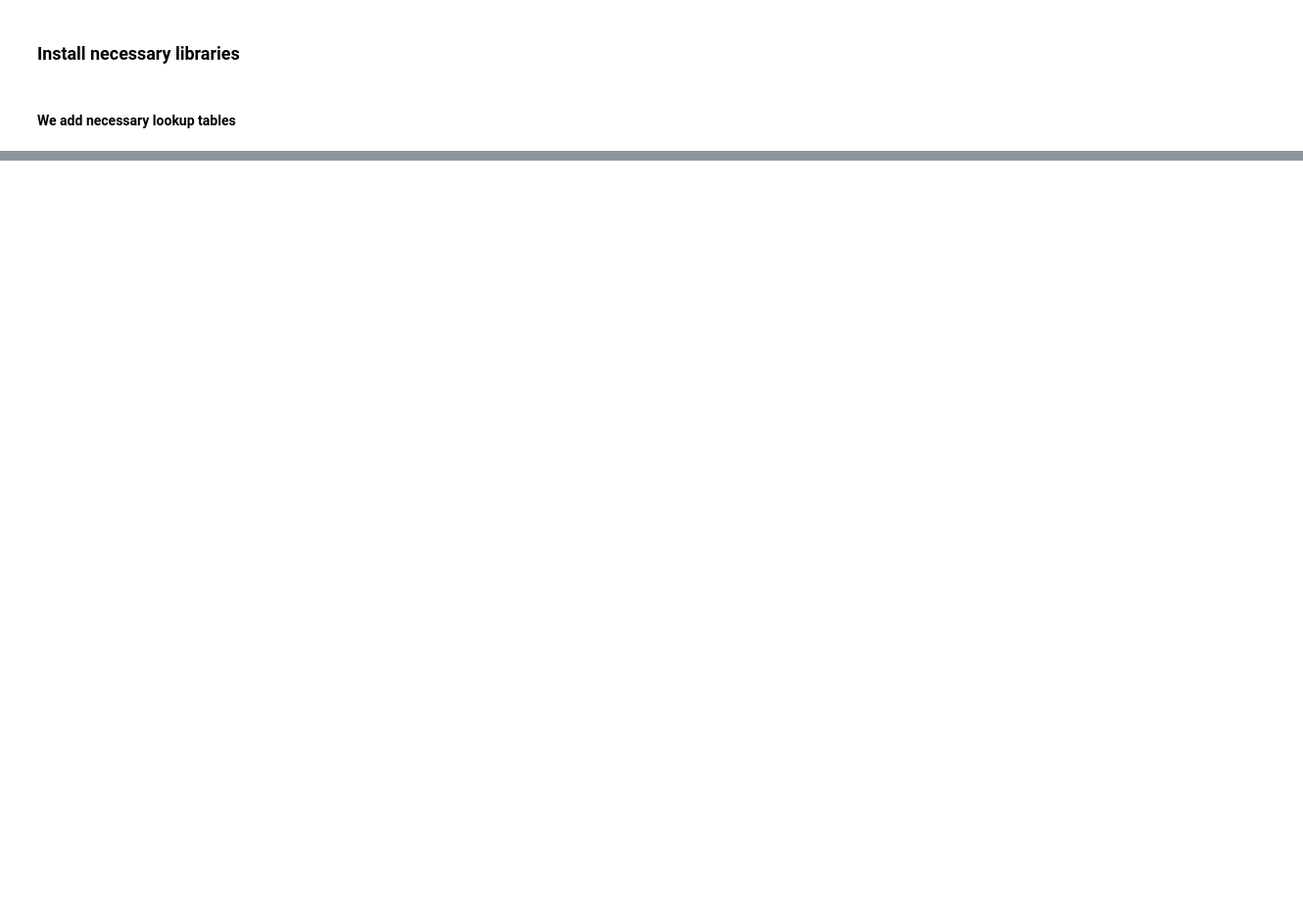
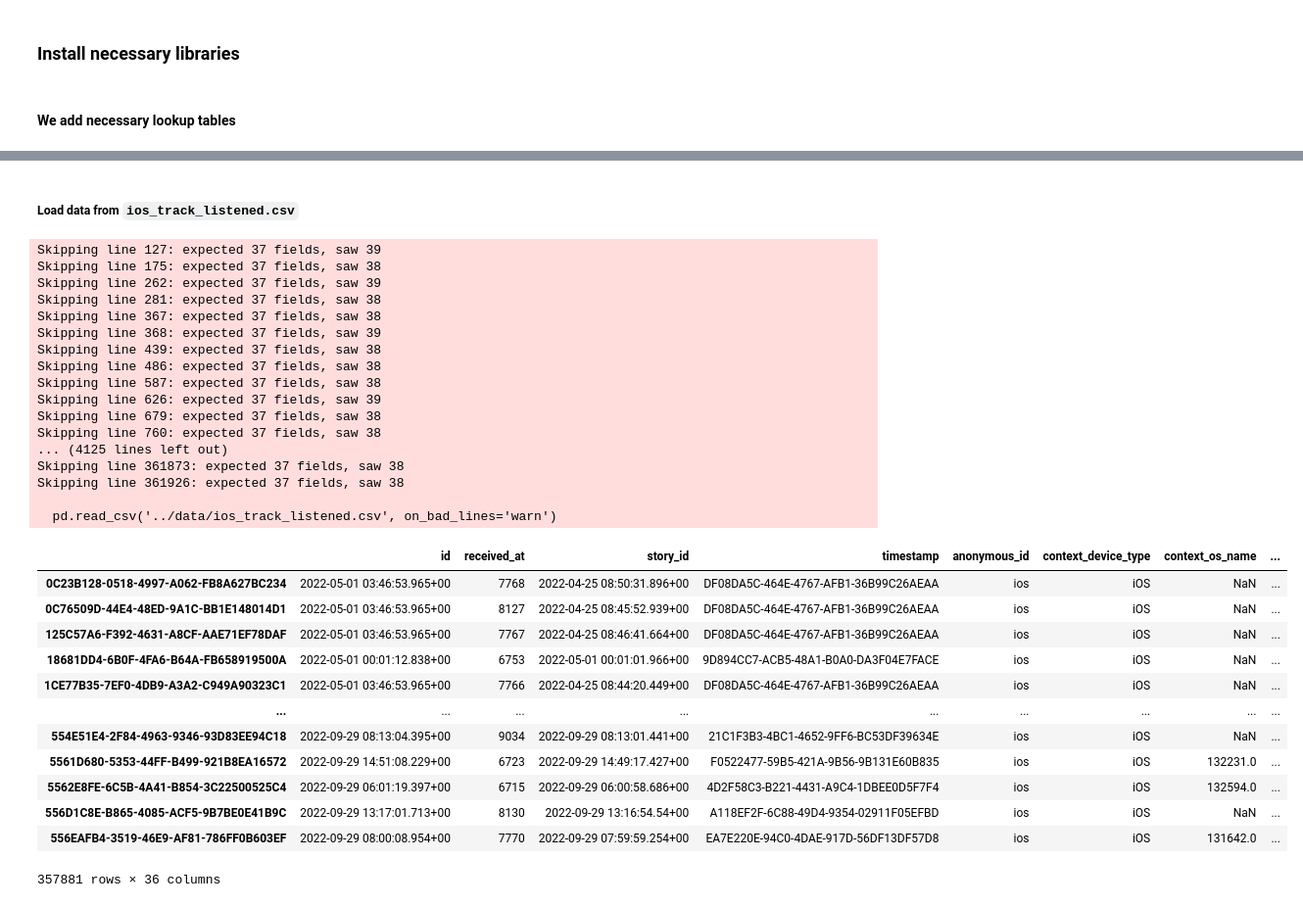
Before and after one commit to VassilisK2001/Personalized-Tours, a Jupyter notebook: notebooks/Data_Cleaning.ipynb, the cells around one changed output, grey strips where cells are left out. Shown at 98% size. Saved outputs shown, nothing was run; the diff lists cells and outputs as text; code cells hidden in the pictures; blank space fills up the shorter version.

```diff
--- a/notebooks/Data_Cleaning.ipynb
+++ b/notebooks/Data_Cleaning.ipynb
@@ -34,0 +413,35 @@ df_difficulty.to_csv('../data/difficulty_levels.csv', index=False)
+# %% [markdown]
+##### Load data from <code>ios_track_listened.csv</code>
+# %%
+pd.read_csv('../data/ios_track_listened.csv', on_bad_lines='warn')
+# %% [output]
+Skipping line 127: expected 37 fields, saw 39
+Skipping line 175: expected 37 fields, saw 38
+Skipping line 262: expected 37 fields, saw 39
+Skipping line 281: expected 37 fields, saw 38
+Skipping line 367: expected 37 fields, saw 38
+Skipping line 368: expected 37 fields, saw 39
+Skipping line 439: expected 37 fields, saw 38
+Skipping line 486: expected 37 fields, saw 38
+Skipping line 587: expected 37 fields, saw 38
+Skipping line 626: expected 37 fields, saw 39
+Skipping line 679: expected 37 fields, saw 38
+Skipping line 760: expected 37 fields, saw 38
+... (4125 lines left out)
+Skipping line 361873: expected 37 fields, saw 38
+Skipping line 361926: expected 37 fields, saw 38
+
+  pd.read_csv('../data/ios_track_listened.csv', on_bad_lines='warn')
+|  | id | received_at | story_id | timestamp | anonymous_id | context_device_type | context_os_name | ... |
+| 0C23B128-0518-4997-A062-FB8A627BC234 | 2022-05-01 03:46:53.965+00 | 7768 | 2022-04-25 08:50:31.896+00 | DF08DA5C-464E-4767-AFB1-36B99C26AEAA | ios | iOS | NaN | ... |
+| 0C76509D-44E4-48ED-9A1C-BB1E148014D1 | 2022-05-01 03:46:53.965+00 | 8127 | 2022-04-25 08:45:52.939+00 | DF08DA5C-464E-4767-AFB1-36B99C26AEAA | ios | iOS | NaN | ... |
+| 125C57A6-F392-4631-A8CF-AAE71EF78DAF | 2022-05-01 03:46:53.965+00 | 7767 | 2022-04-25 08:46:41.664+00 | DF08DA5C-464E-4767-AFB1-36B99C26AEAA | ios | iOS | NaN | ... |
+| 18681DD4-6B0F-4FA6-B64A-FB658919500A | 2022-05-01 00:01:12.838+00 | 6753 | 2022-05-01 00:01:01.966+00 | 9D894CC7-ACB5-48A1-B0A0-DA3F04E7FACE | ios | iOS | NaN | ... |
+| 1CE77B35-7EF0-4DB9-A3A2-C949A90323C1 | 2022-05-01 03:46:53.965+00 | 7766 | 2022-04-25 08:44:20.449+00 | DF08DA5C-464E-4767-AFB1-36B99C26AEAA | ios | iOS | NaN | ... |
+| ... | ... | ... | ... | ... | ... | ... | ... | ... |
+| 554E51E4-2F84-4963-9346-93D83EE94C18 | 2022-09-29 08:13:04.395+00 | 9034 | 2022-09-29 08:13:01.441+00 | 21C1F3B3-4BC1-4652-9FF6-BC53DF39634E | ios | iOS | NaN | ... |
+| 5561D680-5353-44FF-B499-921B8EA16572 | 2022-09-29 14:51:08.229+00 | 6723 | 2022-09-29 14:49:17.427+00 | F0522477-59B5-421A-9B56-9B131E60B835 | ios | iOS | 132231.0 | ... |
+| 5562E8FE-6C5B-4A41-B854-3C22500525C4 | 2022-09-29 06:01:19.397+00 | 6715 | 2022-09-29 06:00:58.686+00 | 4D2F58C3-B221-4431-A9C4-1DBEE0D5F7F4 | ios | iOS | 132594.0 | ... |
+| 556D1C8E-B865-4085-ACF5-9B7BE0E41B9C | 2022-09-29 13:17:01.713+00 | 8130 | 2022-09-29 13:16:54.54+00 | A118EF2F-6C88-49D4-9354-02911F05EFBD | ios | iOS | NaN | ... |
+| 556EAFB4-3519-46E9-AF81-786FF0B603EF | 2022-09-29 08:00:08.954+00 | 7770 | 2022-09-29 07:59:59.254+00 | EA7E220E-94C0-4DAE-917D-56DF13DF57D8 | ios | iOS | 131642.0 | ... |
+357881 rows × 36 columns
```
Also changed, not shown: parts of 45 cells of this notebook.
